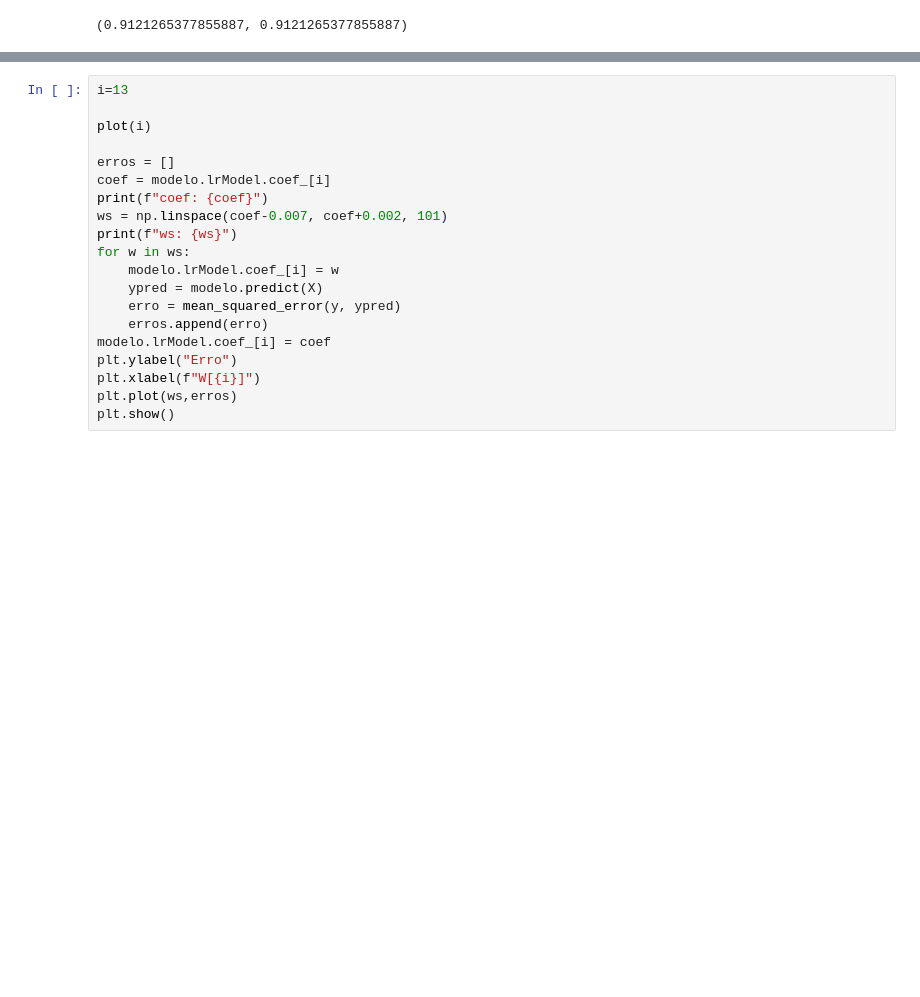
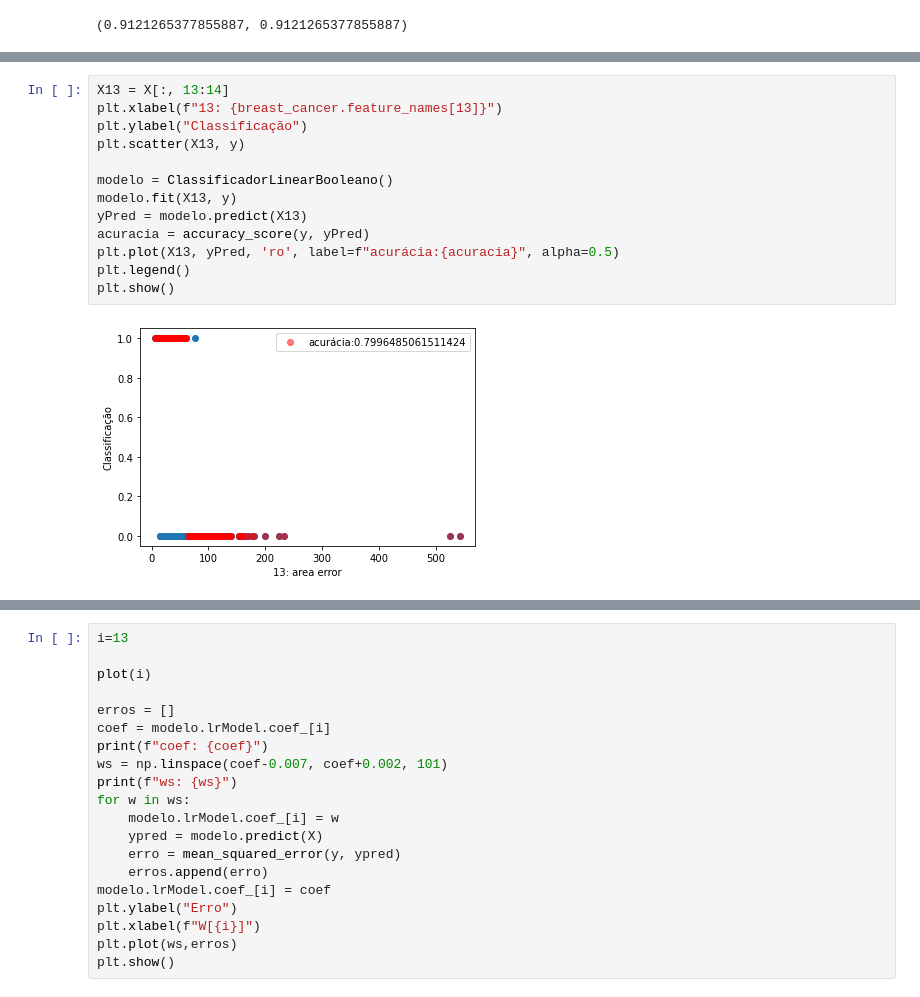
Before and after one commit to arthurclucas/ReconhecimentoPadroes, a Jupyter notebook: notas_de_aula/notebook03-classificacao.ipynb, the cells around one changed output, grey strips where cells are left out. Saved outputs shown, nothing was run; the diff lists cells and outputs as text; blank space fills up the shorter version.

```diff
--- a/notas_de_aula/notebook03-classificacao.ipynb
+++ b/notas_de_aula/notebook03-classificacao.ipynb
@@ -97,0 +97,15 @@ plt.show()
+# %%
+X13 = X[:, 13:14]
+plt.xlabel(f"13: {breast_cancer.feature_names[13]}")
+plt.ylabel("Classificação")
+plt.scatter(X13, y)
+
+modelo = ClassificadorLinearBooleano()
+modelo.fit(X13, y)
+yPred = modelo.predict(X13)
+acuracia = accuracy_score(y, yPred)
+plt.plot(X13, yPred, 'ro', label=f"acurácia:{acuracia}", alpha=0.5)
+plt.legend()
+plt.show()
+# %% [output]
+[figure, added]
```
Also changed, not shown: parts of 13 cells of this notebook, 2 other files.
